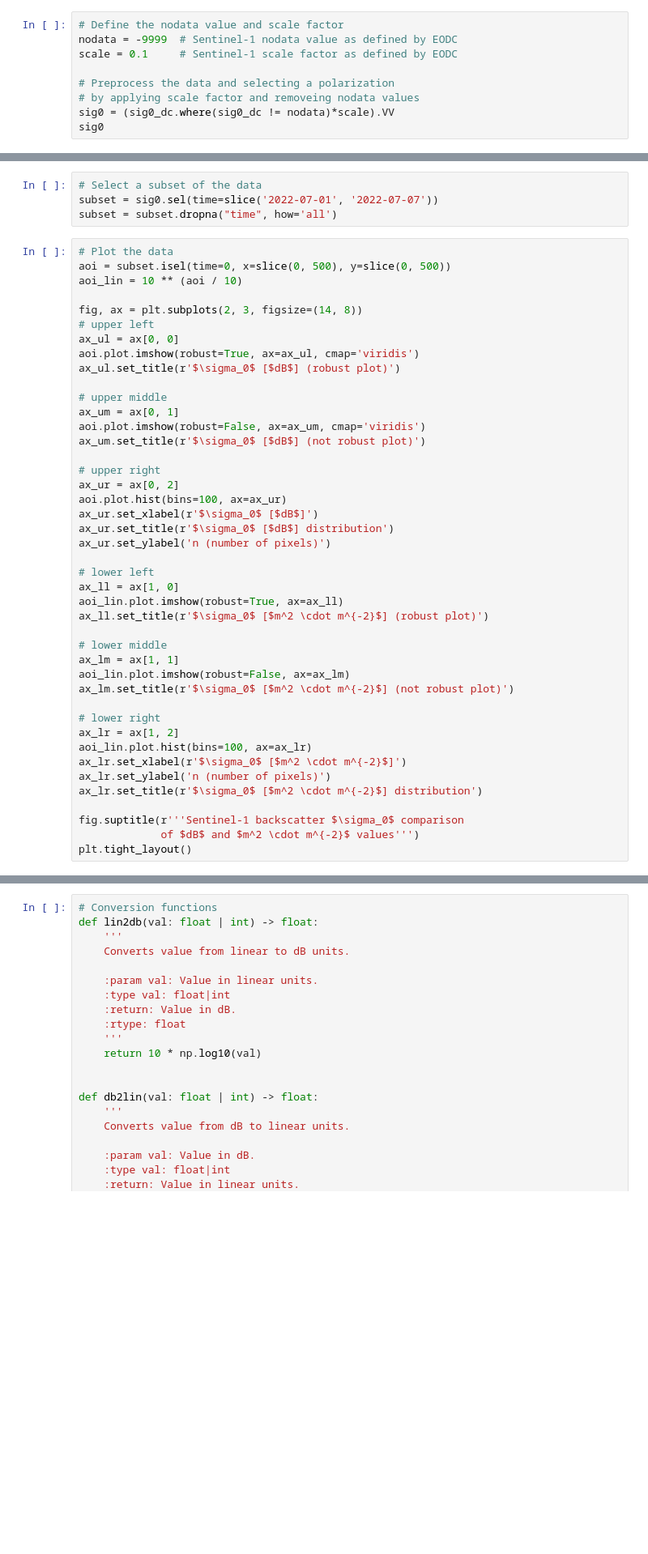
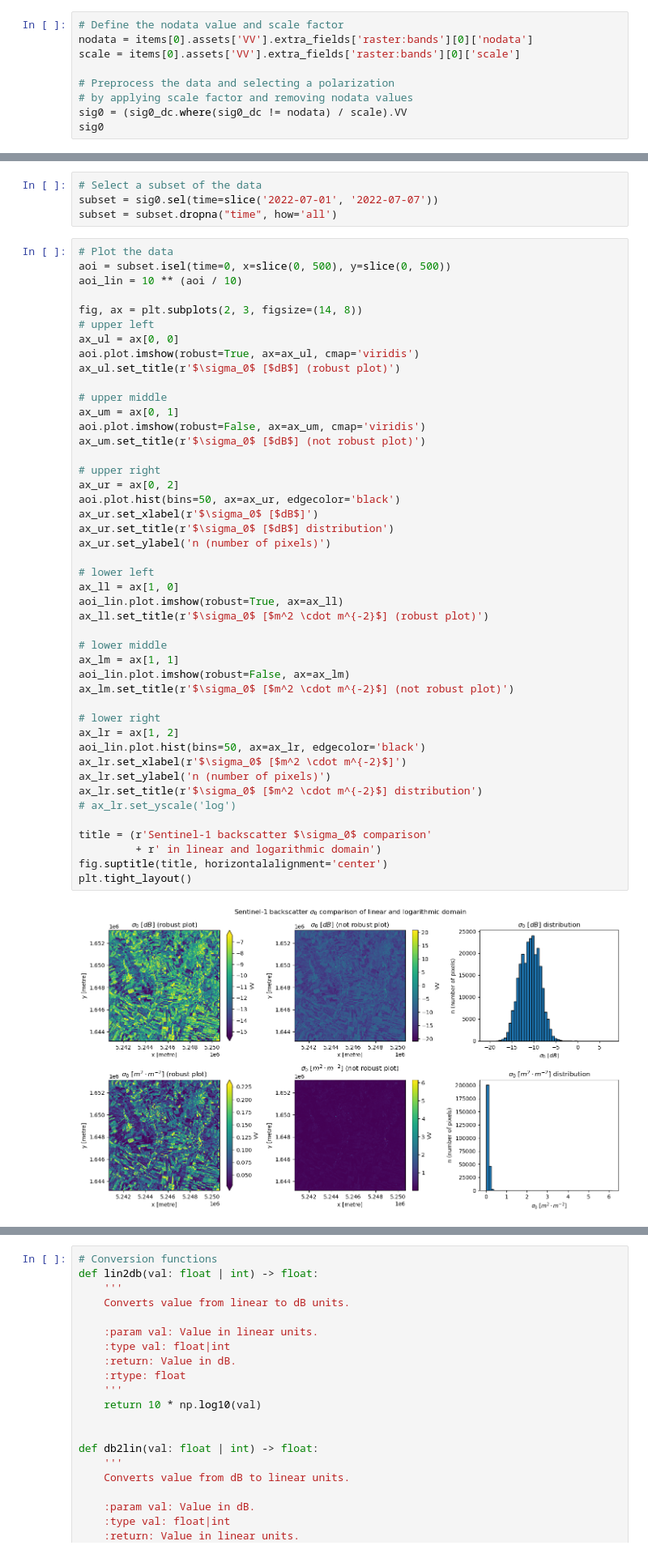
Before and after one commit to TUW-GEO/microwave-remote-sensing, a Jupyter notebook: unit_01/02_unit-conversions.ipynb, the cells around one changed output, grey strips where cells are left out. Shown at 81% size. Cells and saved outputs as stored; diff of their text form; blank space fills up the shorter version.

```diff
--- a/unit_01/02_unit-conversions.ipynb
+++ b/unit_01/02_unit-conversions.ipynb
@@ -81,10 +83,10 @@ From our dataset (or datacube dc as it is often reffered to) we prepare the data
 In the case of the data provided by `EODC` the scaling factor can be read from the descriptions of the catalog item and the no-data value is provided as an attribute when loaded into an xarray dataset.
 # %%
 # Define the nodata value and scale factor
-nodata = -9999  # Sentinel-1 nodata value as defined by EODC
-scale = 0.1     # Sentinel-1 scale factor as defined by EODC
+nodata = items[0].assets['VV'].extra_fields['raster:bands'][0]['nodata']
+scale = items[0].assets['VV'].extra_fields['raster:bands'][0]['scale']
 
 # Preprocess the data and selecting a polarization
-# by applying scale factor and removeing nodata values
-sig0 = (sig0_dc.where(sig0_dc != nodata)*scale).VV
+# by applying scale factor and removing nodata values
+sig0 = (sig0_dc.where(sig0_dc != nodata) / scale).VV
 sig0
@@ -108,37 +136,41 @@ aoi.plot.imshow(robust=True, ax=ax_ul, cmap='viridis')
 ax_ul.set_title(r'$\sigma_0$ [$dB$] (robust plot)')
 
 # upper middle
 ax_um = ax[0, 1]
 aoi.plot.imshow(robust=False, ax=ax_um, cmap='viridis')
 ax_um.set_title(r'$\sigma_0$ [$dB$] (not robust plot)')
 
 # upper right
 ax_ur = ax[0, 2]
-aoi.plot.hist(bins=100, ax=ax_ur)
+aoi.plot.hist(bins=50, ax=ax_ur, edgecolor='black')
 ax_ur.set_xlabel(r'$\sigma_0$ [$dB$]')
 ax_ur.set_title(r'$\sigma_0$ [$dB$] distribution')
 ax_ur.set_ylabel('n (number of pixels)')
 
 # lower left
 ax_ll = ax[1, 0]
 aoi_lin.plot.imshow(robust=True, ax=ax_ll)
 ax_ll.set_title(r'$\sigma_0$ [$m^2 \cdot m^{-2}$] (robust plot)')
 
 # lower middle
 ax_lm = ax[1, 1]
 aoi_lin.plot.imshow(robust=False, ax=ax_lm)
 ax_lm.set_title(r'$\sigma_0$ [$m^2 \cdot m^{-2}$] (not robust plot)')
 
 # lower right
 ax_lr = ax[1, 2]
-aoi_lin.plot.hist(bins=100, ax=ax_lr)
+aoi_lin.plot.hist(bins=50, ax=ax_lr, edgecolor='black')
 ax_lr.set_xlabel(r'$\sigma_0$ [$m^2 \cdot m^{-2}$]')
 ax_lr.set_ylabel('n (number of pixels)')
 ax_lr.set_title(r'$\sigma_0$ [$m^2 \cdot m^{-2}$] distribution')
+# ax_lr.set_yscale('log')
 
-fig.suptitle(r'''Sentinel-1 backscatter $\sigma_0$ comparison
-             of $dB$ and $m^2 \cdot m^{-2}$ values''')
+title = (r'Sentinel-1 backscatter $\sigma_0$ comparison'
+         + r' in linear and logarithmic domain')
+fig.suptitle(title, horizontalalignment='center')
 plt.tight_layout()
+# %% [output]
+[figure, added]
 # %% [markdown]
 In the plot above you can see the difference between the two scales. The values in dB are more evenly distributed and are therefore easier to plot. The values in linear scale are more spread out and are therefore harder to interpret.
 This is why we use the dB scale for plotting and the linear scale for calculations.
```
Also changed, not shown: parts of 15 cells of this notebook.
